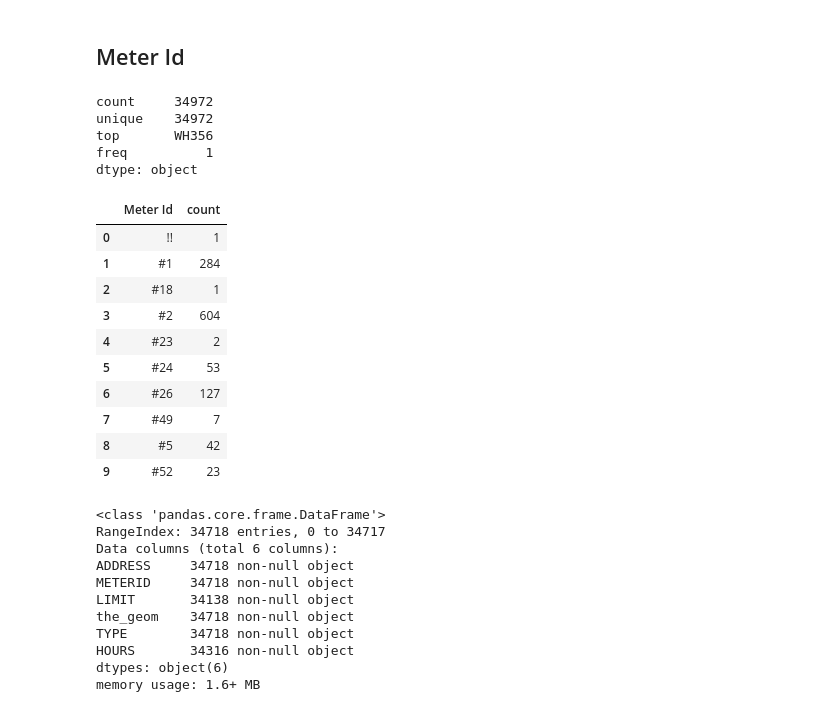
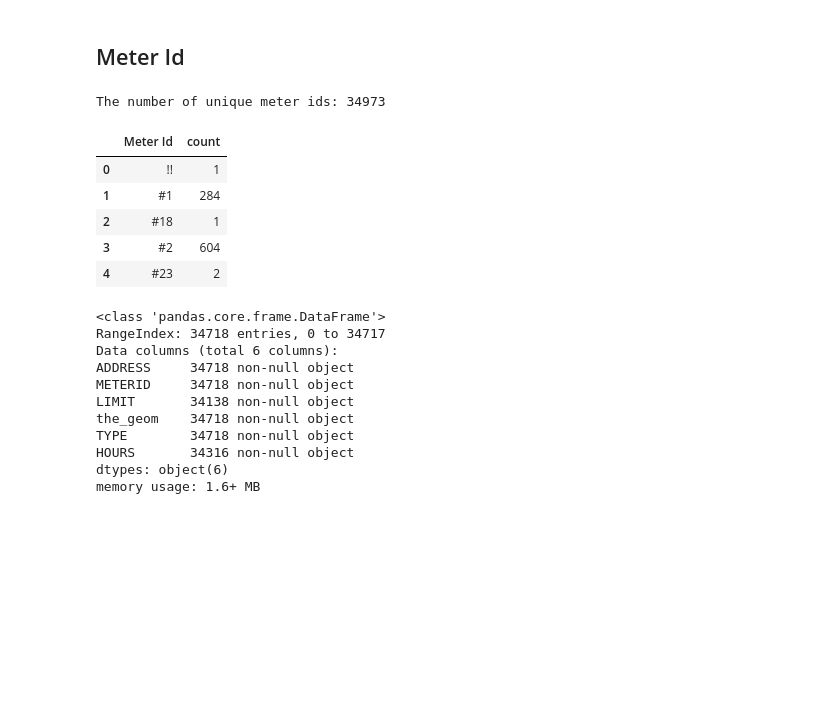
Before and after one commit to jachen36/2018_la_parking_citation, a Jupyter notebook: cleaning.ipynb, the cells around one changed output. Cells and saved outputs as stored; diff of their text form; code cells hidden in the pictures; blank space fills up the shorter version.

```diff
--- a/cleaning.ipynb
+++ b/cleaning.ipynb
@@ -27,5 +21,5 @@ Ticket number,Issue Date,Issue time,Meter Id,Marked Time,RP State Plate,Plate Ex
 # %%
-df = pd.read_csv(fp_parking, parse_dates=['Issue Date'])
+df = pd.read_csv(fp_parking, low_memory= False, parse_dates=['Issue Date'])
 # %%
 df.info(memory_usage='deep', null_counts=True)
 # %% [output]
@@ -66,6 +60,8 @@ Number of parse errors: 0
 # %%
 ## Delete the letter D from number and convert to int value
-df['Ticket number'] = pd.to_numeric(df['Ticket number'].str.replace('D', ''), downcast = 'unsigned')
+## astype to make sure every row is treated as a string
+df['Ticket number'] = pd.to_numeric(df['Ticket number'].astype('str')
+                                    .str.replace('D', ''), downcast = 'unsigned')
 # %%
 ## Make sure that ticket numbers are all unique
 tmp = df.duplicated(subset='Ticket number', keep = False)
@@ -127,32 +126,23 @@ Number of nan: 1285
 # %% [markdown]
 ## Meter Id
-# %%
-pd.Series(df['Meter Id'].unique()).describe()
-# %% [output]
-count     34972
-unique    34972
-top       WH356
-freq          1
-dtype: object
+# %%
+print('The number of unique meter ids: {}'.format(len(df['Meter Id'].unique())))
+# %% [output]
+The number of unique meter ids: 34973
 # %%
 ## Not sure if these are weird meter id
 meter_count = df.groupby('Meter Id').size()
 meter_count = pd.DataFrame(meter_count)
 meter_count.reset_index(inplace = True)
 meter_count.columns = ['Meter Id', 'count']
-meter_count[:10]
+meter_count[:5]
 # %% [output]
 |  | Meter Id | count |
 | 0 | !! | 1 |
 | 1 | #1 | 284 |
 | 2 | #18 | 1 |
 | 3 | #2 | 604 |
 | 4 | #23 | 2 |
-| 5 | #24 | 53 |
-| 6 | #26 | 127 |
-| 7 | #49 | 7 |
-| 8 | #5 | 42 |
-| 9 | #52 | 23 |
 # %%
 ## Found meter information
 ## https://data.lacity.org/A-Well-Run-City/Parking-Meters-Citywide/sijn-eyig
```
Also changed, not shown: parts of 26 cells of this notebook.
